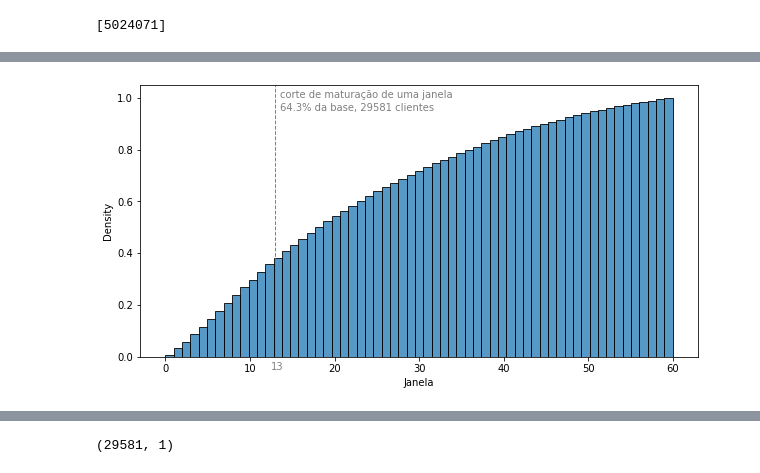
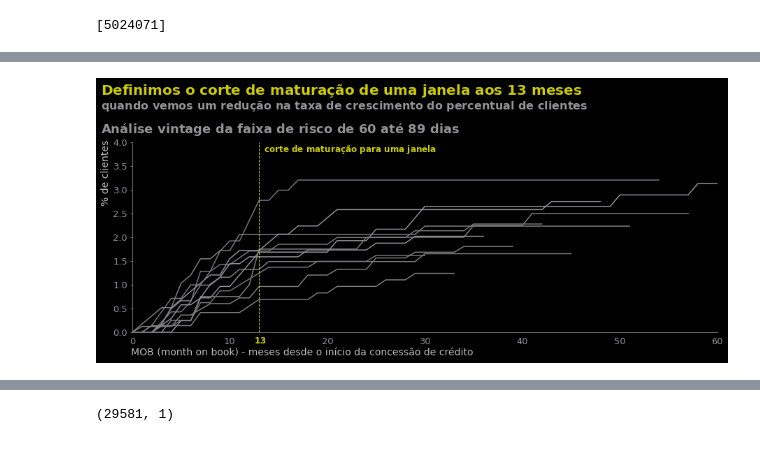
Before and after one commit to ViniciusCastillo/Aprendendo, a Jupyter notebook: Analise_Base_Aprovados.ipynb, the cells around one changed output, grey strips where cells are left out. Saved outputs shown, nothing was run; the diff lists cells and outputs as text; code cells hidden in the pictures.

```diff
--- a/Analise_Base_Aprovados.ipynb
+++ b/Analise_Base_Aprovados.ipynb
@@ -286,11 +277,21 @@ sns.lineplot(data=vintage.loc[vintage['Abertura'] < -50], x='MOB', y='Taxa_Risco
-# %%
-plt.figure(figsize=(10,5))
-plt.text(x=corte+.5, y=1, s='corte de maturação de uma janela', color='grey')
-plt.text(x=corte-.5, y=-.05, s=str(corte), color='grey')
-corte_valor, _ = janela.loc[janela['Janela'] >= corte].shape
-texto = str(round((corte_valor/qtd_clientes_total)*100,1))+"% da base, "+str(corte_valor)+" clientes"
-plt.text(x=corte+.5, y=0.95, s=texto, color='grey')
-plt.axvline(x=corte, color='grey', ls='--', lw='1')
-sns.histplot(data=janela, x='Janela', cumulative=True, stat='density', bins=61);
-# %% [output]
-[figure, removed]
+# %%
+corte = 13
+cores = [cinza4,cinza5,cinza6,cinza5,cinza4,cinza5,cinza6,cinza5,cinza4,cinza5,cinza6]
+lista = [x for x in range(-60,-29,3)]
+vintage_cut = vintage.query('Abertura in @lista').groupby(['MOB','Abertura']).max()*100
+ymax=math.ceil(vintage_cut.Taxa_Risco.max())
+
+plt.figure(figsize=(15,5))
+ax = sns.lineplot(data=vintage_cut, x='MOB', y='Taxa_Risco', hue='Abertura', palette=cores, legend=False)
+ax.text(-3.2, 5, negrito(f'Definimos o corte de maturação de uma janela aos {corte} meses'), fontsize=20, color=amarelo4)
+ax.text(-3.2, 4.7, negrito('quando vemos um redução na taxa de crescimento do percentual de clientes'), fontsize=16, color=cinza4)
+ax.text(-3.2, 4.2, negrito('Análise vintage da faixa de risco de 60 até 89 dias'), fontsize=18, color=cinza4)
+
+ax.text(-3.2, 2.7, '% de clientes', fontsize=14, rotation='vertical', color=cinza3)
+ax.text(-0.1, -0.5, 'MOB (month on book) - meses desde o início da concessão de crédito', fontsize=14, color=cinza3)
+ax.text(corte+.5, ymax-.2, negrito('corte de maturação para uma janela'), fontsize=12, color=amarelo4)
+ax.text(corte-.5, -.23, negrito(str(corte)), fontsize=12, color=amarelo4)
+ax.axvline(x=corte, color=amarelo4, ls='--', lw='1')
+formatar_grafico(ax, [0, xfim], [0, ymax])
+# %% [output]
+[figure, added]
```
Also changed, not shown: parts of 13 cells of this notebook.
